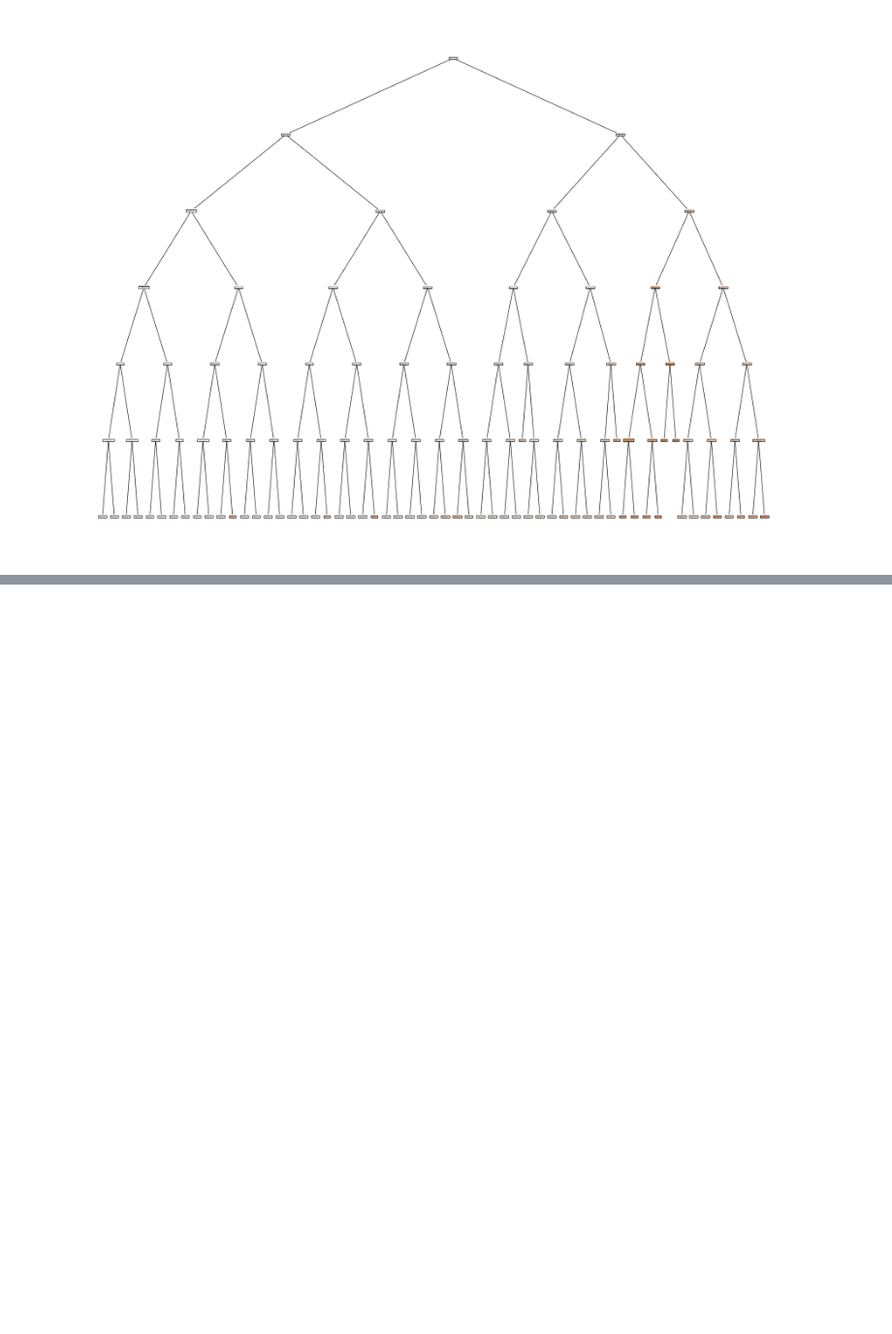
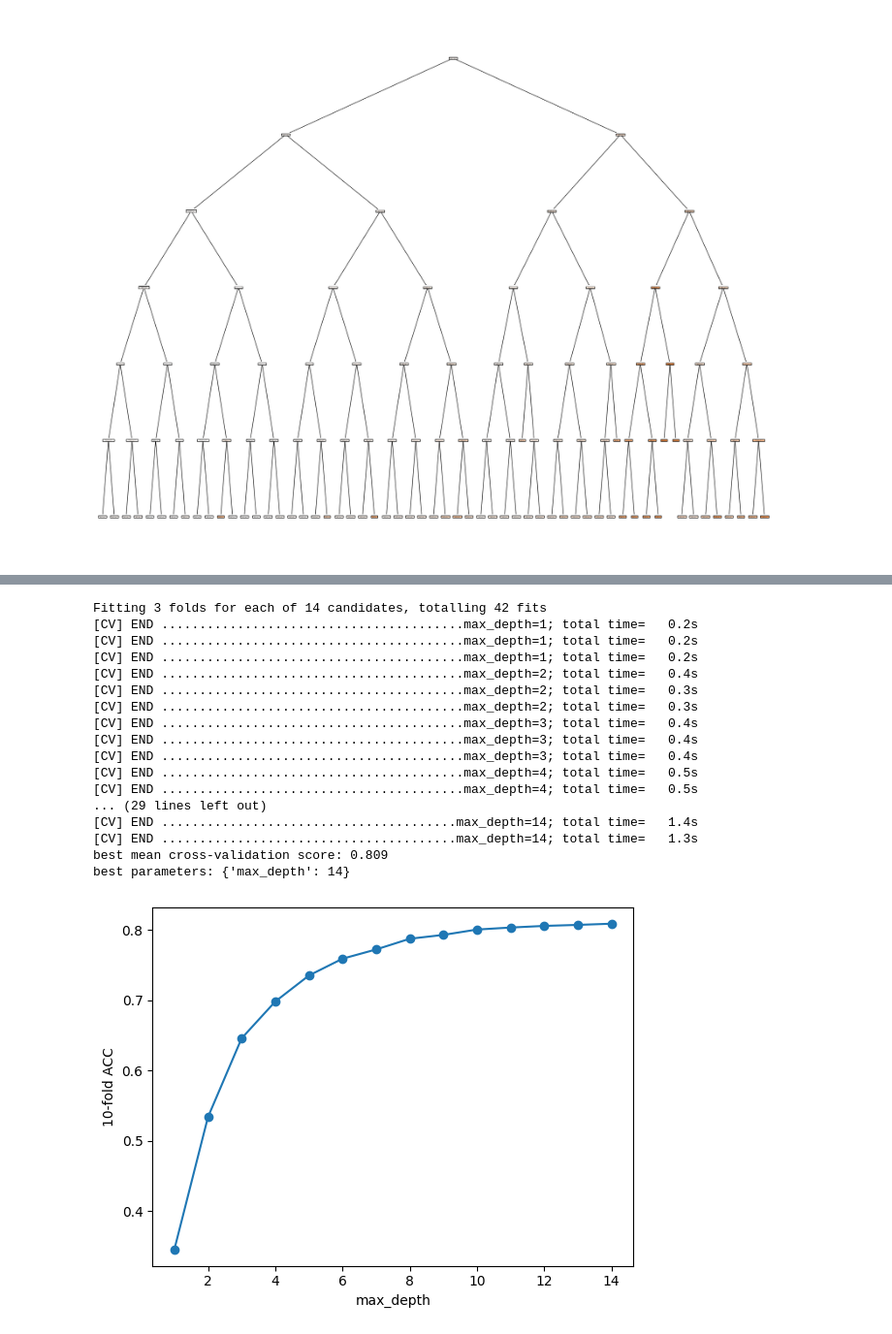
Before and after one commit to SCaRreC/Machine_learning, a Jupyter notebook: Practica_Machine_Learning_Other_Models.ipynb, the cells around one changed output, grey strips where cells are left out. Shown: that part at 97% size. Saved outputs shown, nothing was run; the diff lists cells and outputs as text; code cells hidden in the pictures; blank space fills up the shorter version.

```diff
--- a/Practica_Machine_Learning_Other_Models.ipynb
+++ b/Practica_Machine_Learning_Other_Models.ipynb
@@ -454,0 +463,37 @@ NameError: name 'y_pred' is not defined
+# %%
+from sklearn.ensemble import RandomForestRegressor
+
+maxDepth = range(1,15)
+tuned_parameters = {'max_depth': maxDepth}
+
+grid = GridSearchCV(RandomForestRegressor(random_state=0, n_estimators=200, max_features='sqrt'), param_grid=tuned_parameters,cv=3, verbose=2)
+grid.fit(X_train, y_train)
+
+print("best mean cross-validation score: {:.3f}".format(grid.best_score_))
+print("best parameters: {}".format(grid.best_params_))
+
+scores = np.array(grid.cv_results_['mean_test_score'])
+plt.plot(maxDepth,scores,'-o')
+plt.xlabel('max_depth')
+plt.ylabel('10-fold ACC')
+
+plt.show()
+# %% [output]
+Fitting 3 folds for each of 14 candidates, totalling 42 fits
+[CV] END ........................................max_depth=1; total time=   0.2s
+[CV] END ........................................max_depth=1; total time=   0.2s
+[CV] END ........................................max_depth=1; total time=   0.2s
+[CV] END ........................................max_depth=2; total time=   0.4s
+[CV] END ........................................max_depth=2; total time=   0.3s
+[CV] END ........................................max_depth=2; total time=   0.3s
+[CV] END ........................................max_depth=3; total time=   0.4s
+[CV] END ........................................max_depth=3; total time=   0.4s
+[CV] END ........................................max_depth=3; total time=   0.4s
+[CV] END ........................................max_depth=4; total time=   0.5s
+[CV] END ........................................max_depth=4; total time=   0.5s
+... (29 lines left out)
+[CV] END .......................................max_depth=14; total time=   1.4s
+[CV] END .......................................max_depth=14; total time=   1.3s
+best mean cross-validation score: 0.809
+best parameters: {'max_depth': 14}
+[figure, added]
```
Also changed, not shown: parts of 8 cells of this notebook.
